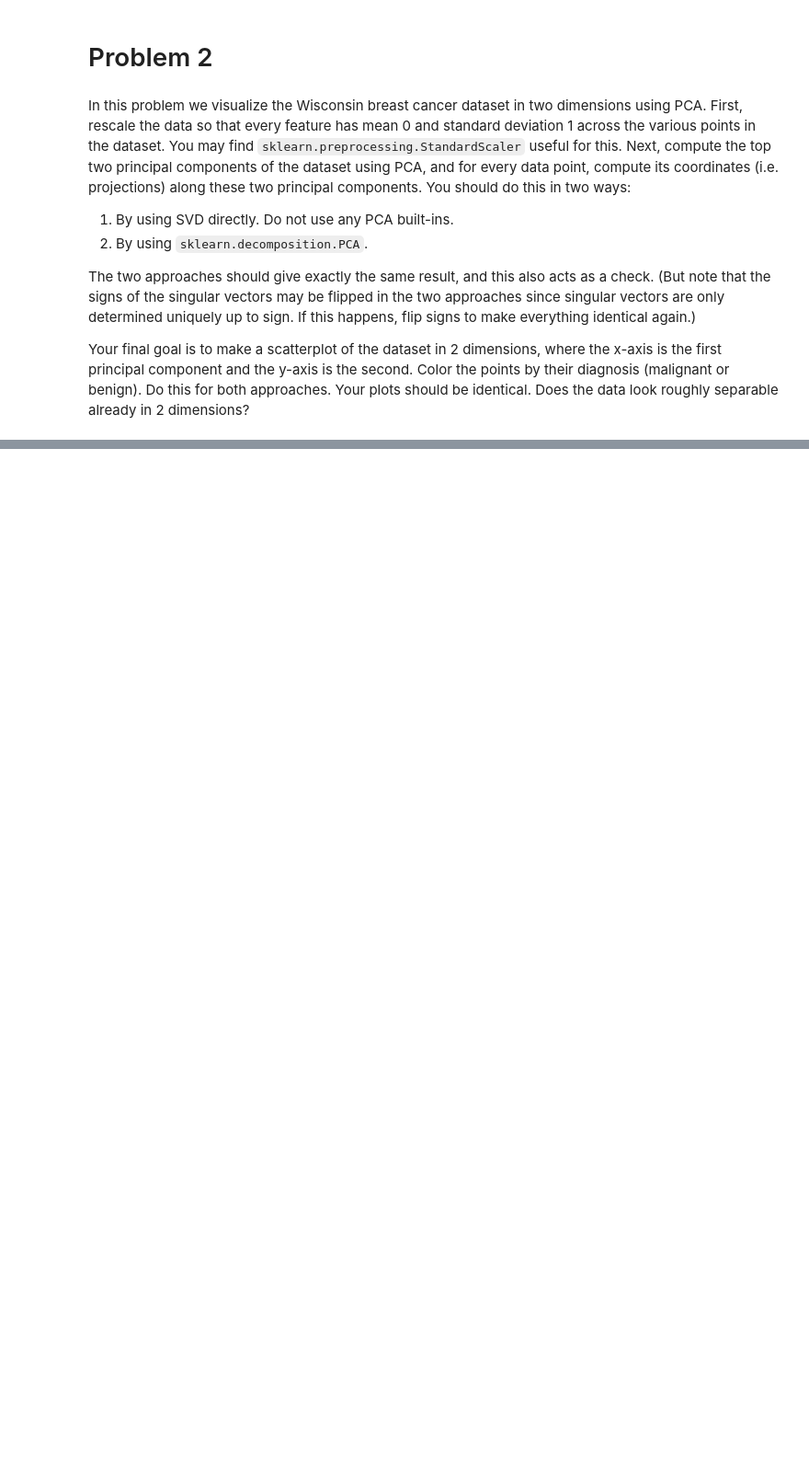
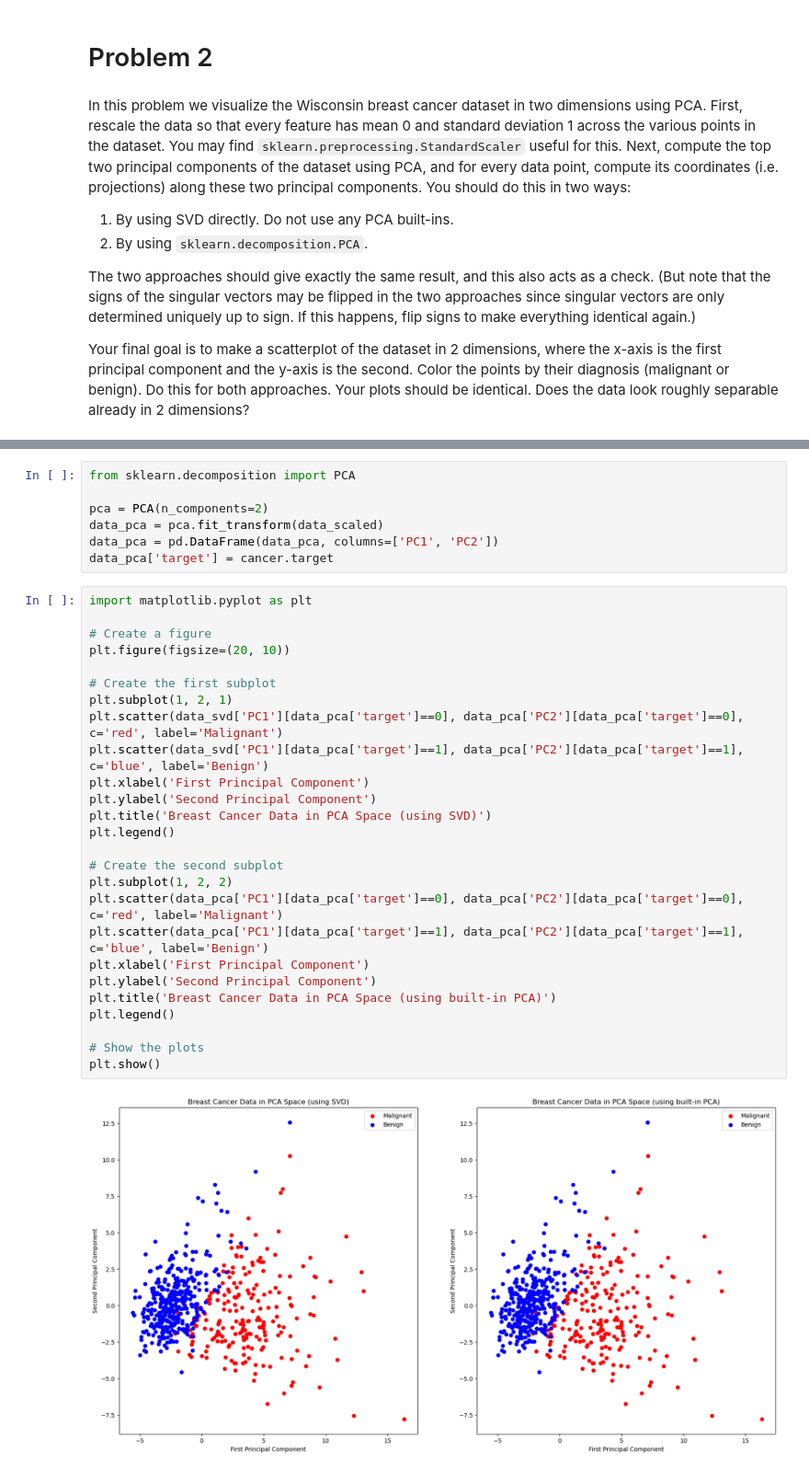
Before and after one commit to rtreddick/AI391L-machine-learning, a Jupyter notebook: hw_03/hw3_programming_base_notebook.ipynb, the cells around one changed output, grey strips where cells are left out. Shown at 92% size. Drawn from its saved outputs; the diff is of its cells as text; blank space fills up the shorter version.

Commit message:
first draft of hw3 q2 done

```diff
--- a/hw_03/hw3_programming_base_notebook.ipynb
+++ b/hw_03/hw3_programming_base_notebook.ipynb
@@ -107,0 +103,35 @@ cancer = datasets.load_breast_cancer()
+# %%
+from sklearn.decomposition import PCA
+
+pca = PCA(n_components=2)
+data_pca = pca.fit_transform(data_scaled)
+data_pca = pd.DataFrame(data_pca, columns=['PC1', 'PC2'])
+data_pca['target'] = cancer.target
+# %%
+import matplotlib.pyplot as plt
+
+# Create a figure
+plt.figure(figsize=(20, 10))
+
+# Create the first subplot
+plt.subplot(1, 2, 1)
+plt.scatter(data_svd['PC1'][data_pca['target']==0], data_pca['PC2'][data_pca['target']==0], c='red', label='Malignant')
+plt.scatter(data_svd['PC1'][data_pca['target']==1], data_pca['PC2'][data_pca['target']==1], c='blue', label='Benign')
+plt.xlabel('First Principal Component')
+plt.ylabel('Second Principal Component')
+plt.title('Breast Cancer Data in PCA Space (using SVD)')
+plt.legend()
+
+# Create the second subplot
+plt.subplot(1, 2, 2)
+plt.scatter(data_pca['PC1'][data_pca['target']==0], data_pca['PC2'][data_pca['target']==0], c='red', label='Malignant')
+plt.scatter(data_pca['PC1'][data_pca['target']==1], data_pca['PC2'][data_pca['target']==1], c='blue', label='Benign')
+plt.xlabel('First Principal Component')
+plt.ylabel('Second Principal Component')
+plt.title('Breast Cancer Data in PCA Space (using built-in PCA)')
+plt.legend()
+
+# Show the plots
+plt.show()
+# %% [output]
+[figure, added]
```
Also changed, not shown: parts of 8 cells of this notebook.
